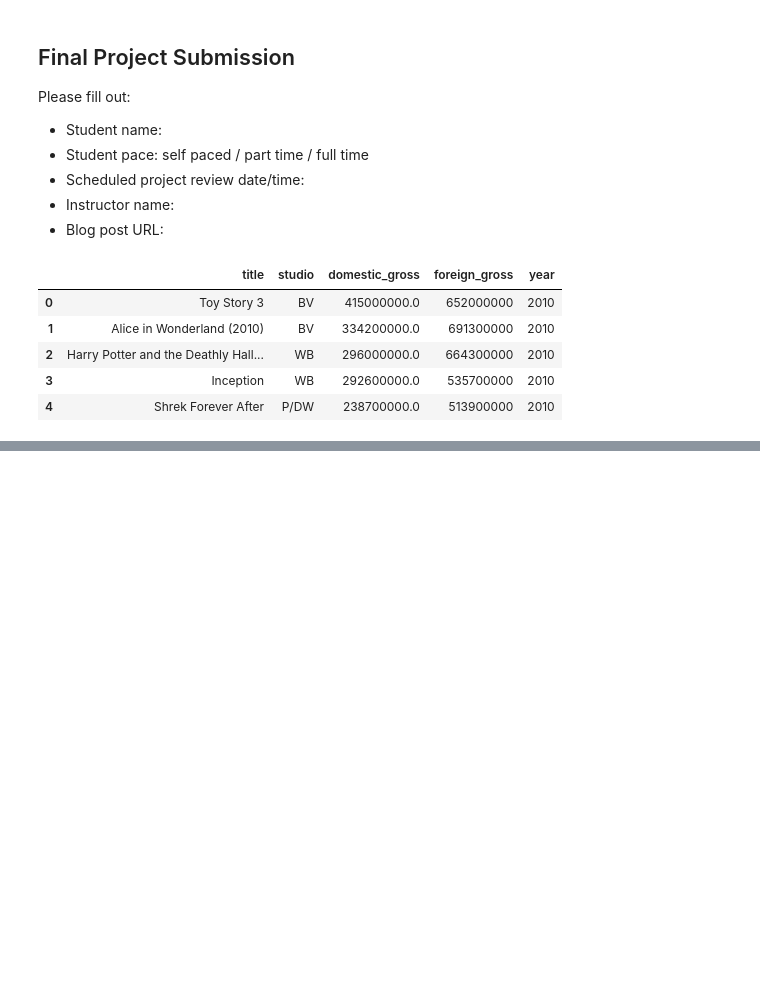
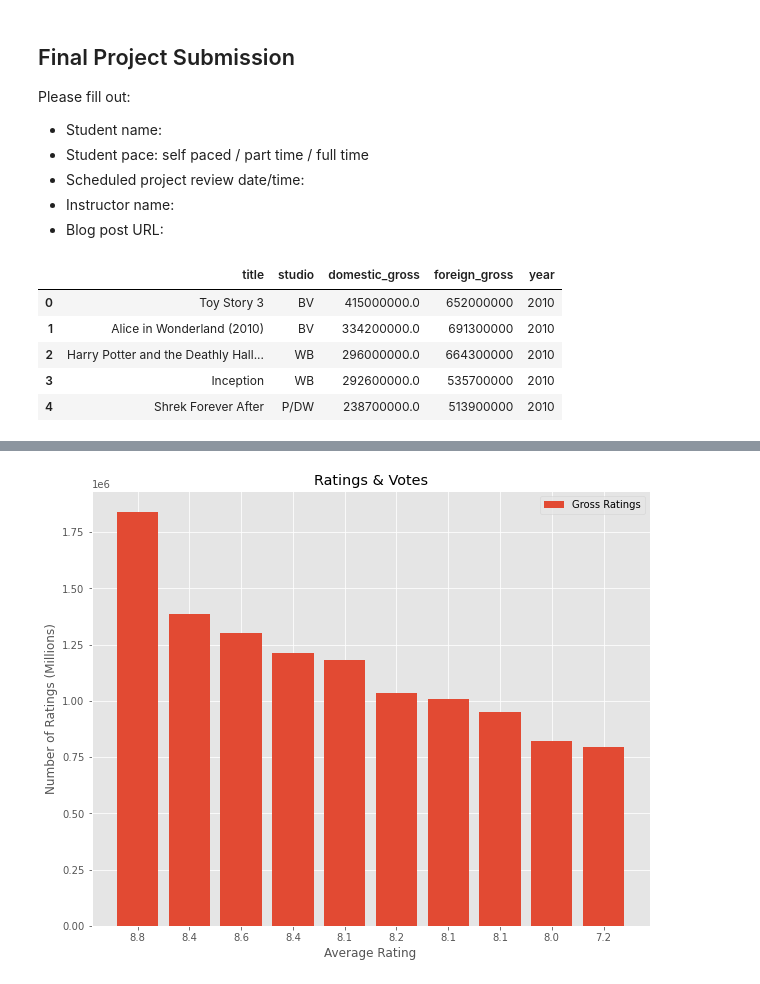
Before and after one commit to RyanKeats/dat_3_30th_August, a Jupyter notebook: student.ipynb, the cells around one changed output, grey strips where cells are left out. Saved outputs shown, nothing was run; the diff lists cells and outputs as text; code cells hidden in the pictures; blank space fills up the shorter version.

```diff
--- a/student.ipynb
+++ b/student.ipynb
@@ -539,0 +386,20 @@ movie_info3.tail(10)
+# %%
+# I have chosen to use bar graphs as I feel they are the most simplistic aesthetically.
+y = [1841066, 1387769, 1299334, 1211405, 1183655, 1035358, 1005960, 948394, 820847, 795227]
+x = range(10)
+labels = ['8.8', '8.4', '8.6', '8.4', '8.1', '8.2', '8.1', '8.1', '8.0', '7.2']
+
+# Create the plot
+fig, ax = plt.subplots(figsize=(10, 8))
+
+ax.bar(x, y, tick_label = labels)
+
+ax.set_title('Ratings & Votes')
+ax.set_ylabel('Number of Ratings (Millions)')
+ax.set_xlabel('Average Rating');
+
+ax.legend(['Gross Ratings'], loc=1);
+
+plt.style.use('ggplot')
+# %% [output]
+[figure, added]
```
Also changed, not shown: parts of 77 cells of this notebook.
